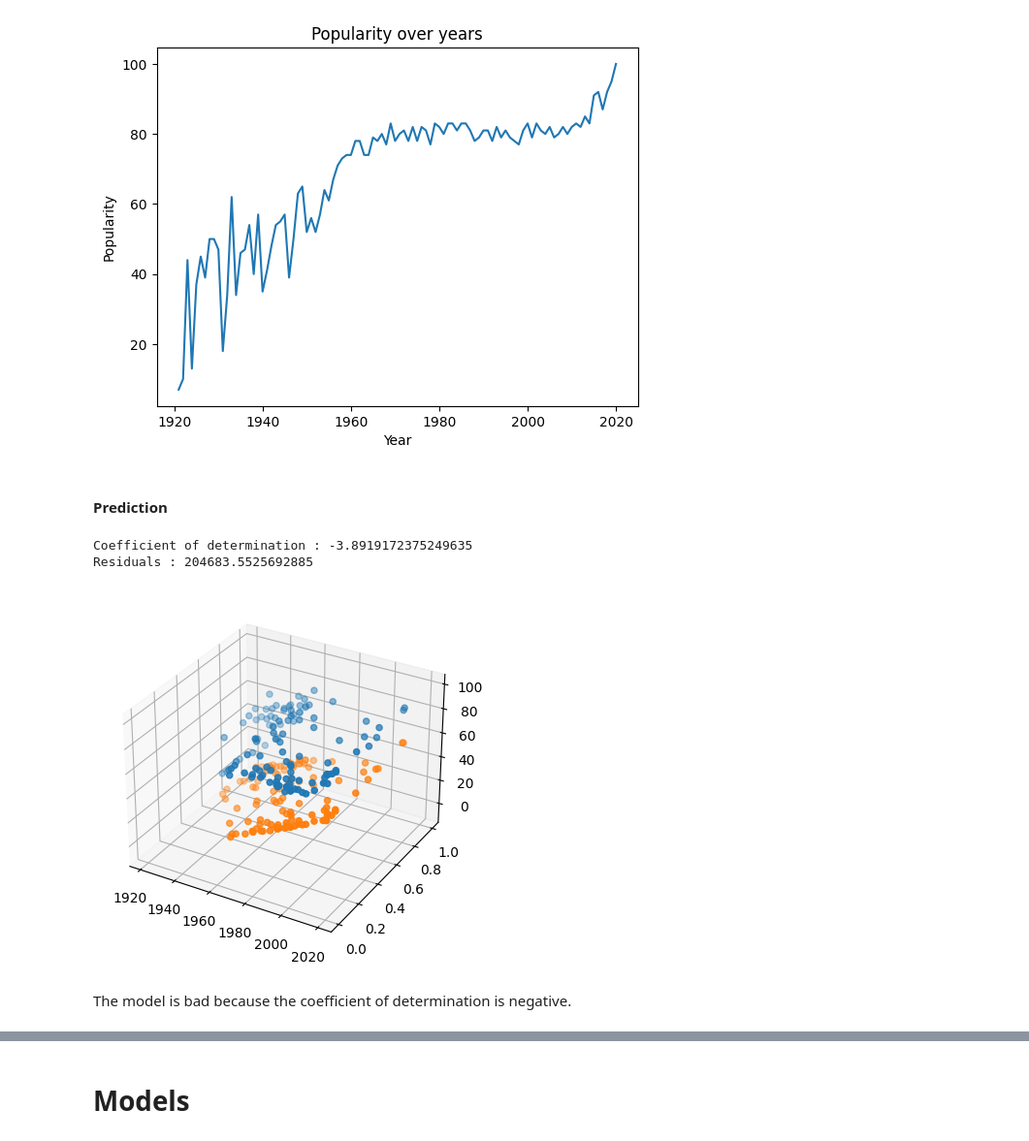
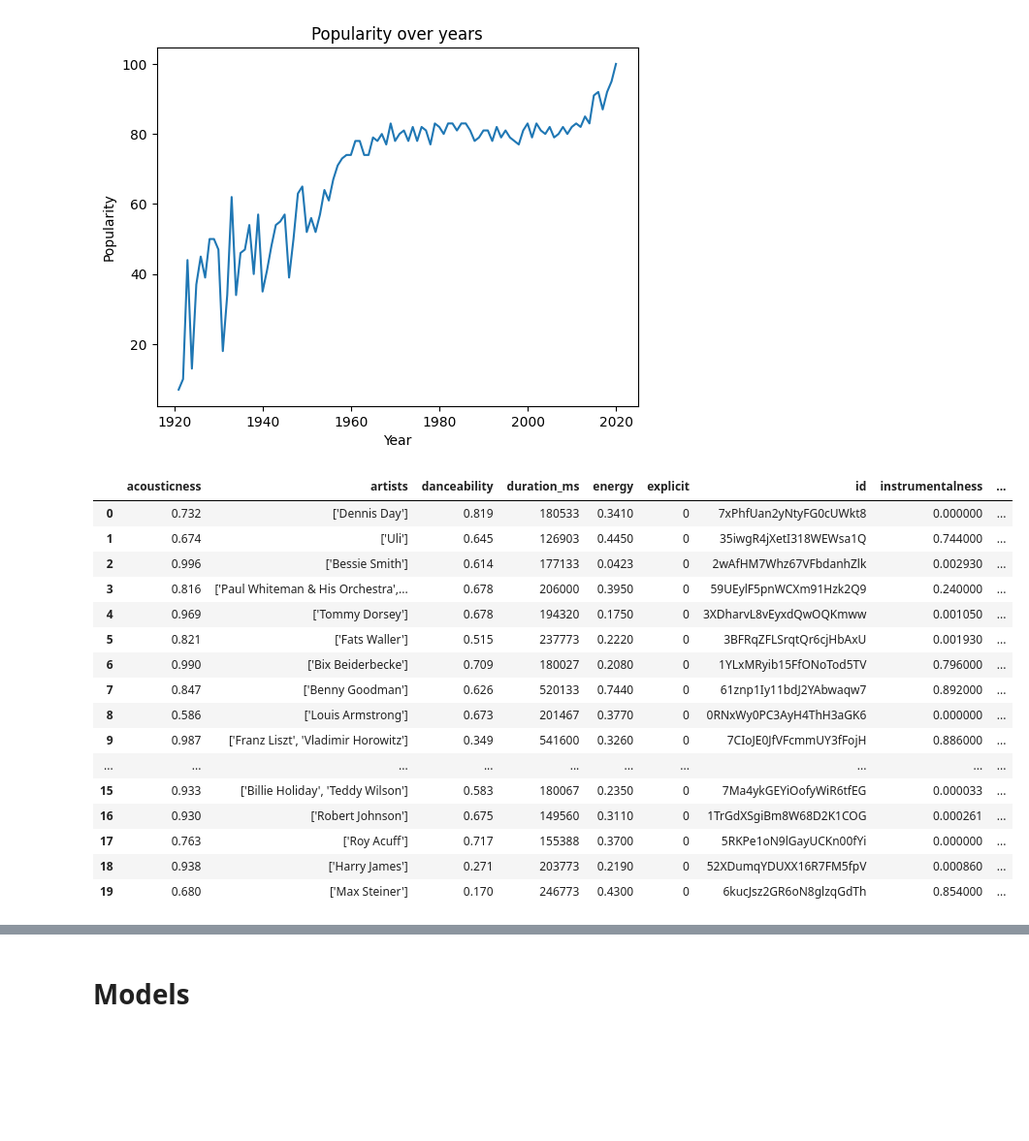
Before and after one commit to Manuela-AYO/DAProject2022, a Jupyter notebook: spotifyAnalysis.ipynb, the cells around one changed output, grey strips where cells are left out. Shown at 97% size. Cells and saved outputs as stored; diff of their text form; code cells hidden in the pictures; blank space fills up the shorter version.

Commit message:
Study popularity

```diff
--- a/spotifyAnalysis.ipynb
+++ b/spotifyAnalysis.ipynb
@@ -1080,34 +1080,23 @@ plt.ylabel("Popularity")
 plt.show()
 # %% [output]
 [figure]
-# %% [markdown]
-#### Prediction
-# %%
-# get the data
-pop = np.array(new_df["popularity"]).reshape(-1, 1)
-year = np.array(new_df["year"]).reshape(-1, 1)
-acous = np.array(new_df["acousticness"]).reshape(-1, 1)
-energy = np.array(new_df["energy"]).reshape(-1, 1)
-loudness = np.array(new_df["loudness"]).reshape(-1, 1)
-features = np.hstack((year, acous, energy, loudness))
-
-# prediction
-prediction = model_mult.predict(features)
-
-print(f"Coefficient of determination : {model_mult.score(features, pop)}")
-
-# residuals
-res = np.sum((prediction - pop)**2)
-print(f"Residuals : {res}")
-
-fig = plt.figure()
-ax = fig.add_subplot(111, projection="3d")
-ax.scatter(year, acous, pop)
-ax.scatter(year, acous, prediction)
-plt.show()
-# %% [output]
-Coefficient of determination : -3.8919172375249635
-Residuals : 204683.5525692885
-[figure, removed]
-# %% [markdown]
-The model is bad because the coefficient of determination is negative.
+# %%
+new_df.head(20)
+# %% [output]
+|  | acousticness | artists | danceability | duration_ms | energy | explicit | id | instrumentalness | ... |
+| 0 | 0.732 | ['Dennis Day'] | 0.819 | 180533 | 0.3410 | 0 | 7xPhfUan2yNtyFG0cUWkt8 | 0.000000 | ... |
+| 1 | 0.674 | ['Uli'] | 0.645 | 126903 | 0.4450 | 0 | 35iwgR4jXetI318WEWsa1Q | 0.744000 | ... |
+| 2 | 0.996 | ['Bessie Smith'] | 0.614 | 177133 | 0.0423 | 0 | 2wAfHM7Whz67VFbdanhZlk | 0.002930 | ... |
+| 3 | 0.816 | ['Paul Whiteman & His Orchestra',... | 0.678 | 206000 | 0.3950 | 0 | 59UEylF5pnWCXm91Hzk2Q9 | 0.240000 | ... |
+| 4 | 0.969 | ['Tommy Dorsey'] | 0.678 | 194320 | 0.1750 | 0 | 3XDharvL8vEyxdQwOQKmww | 0.001050 | ... |
+| 5 | 0.821 | ['Fats Waller'] | 0.515 | 237773 | 0.2220 | 0 | 3BFRqZFLSrqtQr6cjHbAxU | 0.001930 | ... |
+| 6 | 0.990 | ['Bix Beiderbecke'] | 0.709 | 180027 | 0.2080 | 0 | 1YLxMRyib15FfONoTod5TV | 0.796000 | ... |
+| 7 | 0.847 | ['Benny Goodman'] | 0.626 | 520133 | 0.7440 | 0 | 61znp1Iy11bdJ2YAbwaqw7 | 0.892000 | ... |
+| 8 | 0.586 | ['Louis Armstrong'] | 0.673 | 201467 | 0.3770 | 0 | 0RNxWy0PC3AyH4ThH3aGK6 | 0.000000 | ... |
+| 9 | 0.987 | ['Franz Liszt', 'Vladimir Horowitz'] | 0.349 | 541600 | 0.3260 | 0 | 7CIoJE0JfVFcmmUY3fFojH | 0.886000 | ... |
+| ... | ... | ... | ... | ... | ... | ... | ... | ... | ... |
+| 15 | 0.933 | ['Billie Holiday', 'Teddy Wilson'] | 0.583 | 180067 | 0.2350 | 0 | 7Ma4ykGEYiOofyWiR6tfEG | 0.000033 | ... |
+| 16 | 0.930 | ['Robert Johnson'] | 0.675 | 149560 | 0.3110 | 0 | 1TrGdXSgiBm8W68D2K1COG | 0.000261 | ... |
+| 17 | 0.763 | ['Roy Acuff'] | 0.717 | 155388 | 0.3700 | 0 | 5RKPe1oN9lGayUCKn00fYi | 0.000000 | ... |
+| 18 | 0.938 | ['Harry James'] | 0.271 | 203773 | 0.2190 | 0 | 52XDumqYDUXX16R7FM5fpV | 0.000860 | ... |
+| 19 | 0.680 | ['Max Steiner'] | 0.170 | 246773 | 0.4300 | 0 | 6kucJsz2GR6oN8glzqGdTh | 0.854000 | ... |
```
Also changed, not shown: parts of 10 cells of this notebook.
